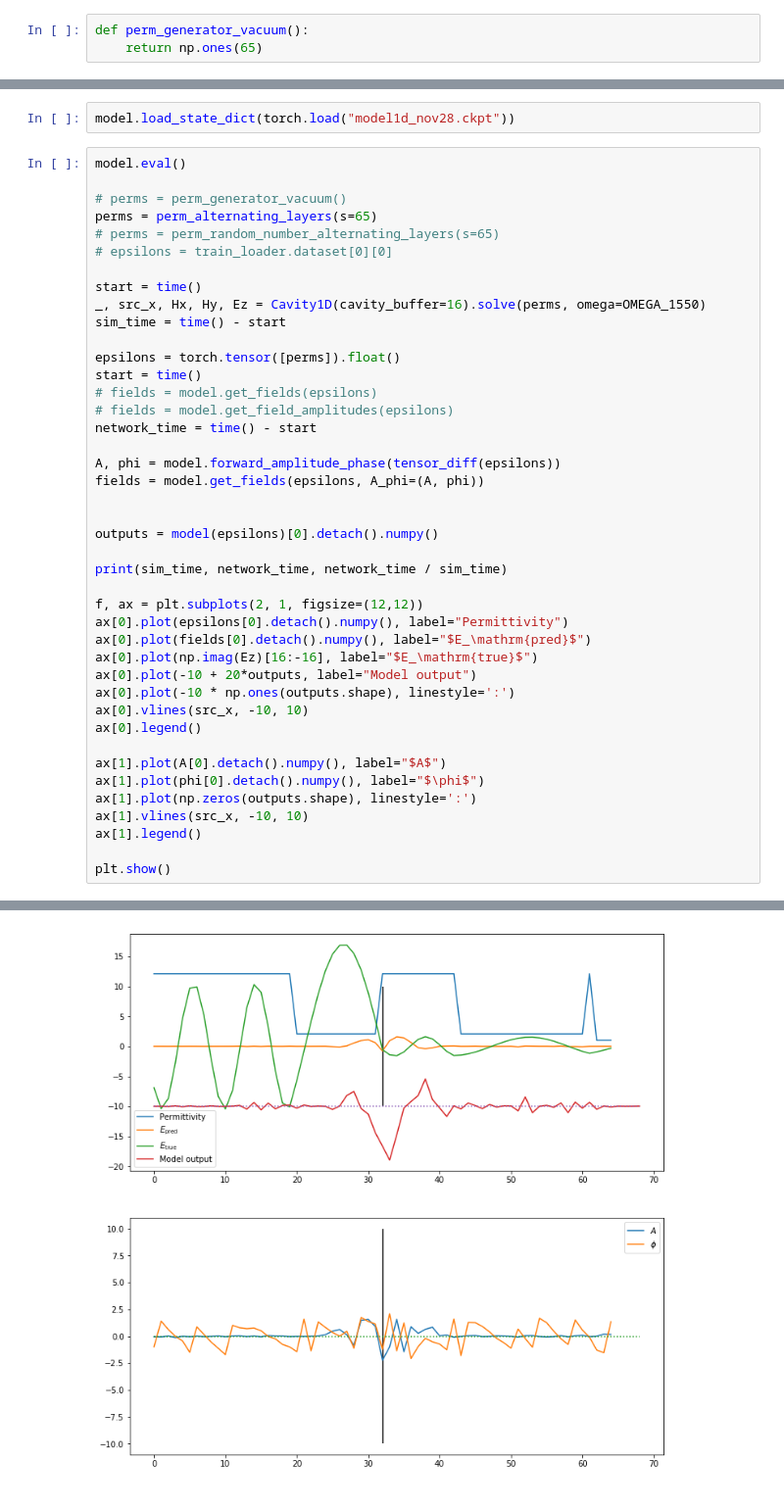
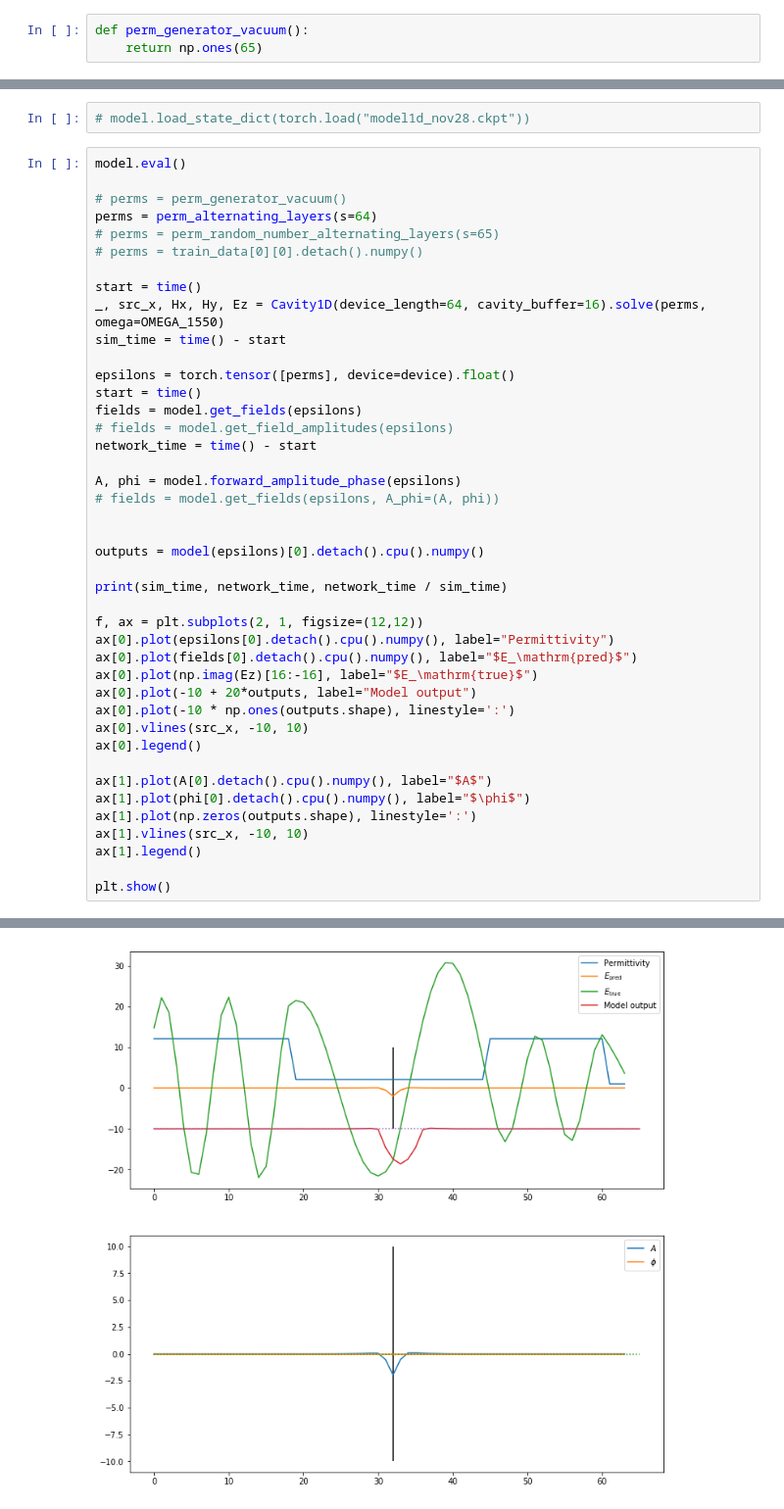
Before and after one commit to bencbartlett/neural-maxwell, a Jupyter notebook: CS229_Final_Project.ipynb, the cells around one changed output, grey strips where cells are left out. Shown: that part at 98% size. Cells and saved outputs as stored; diff of their text form.

Commit message:
finished convolutional model, is shit

```diff
--- a/CS229_Final_Project.ipynb
+++ b/CS229_Final_Project.ipynb
@@ -429,42 +471,42 @@ torch.save(model.state_dict(), 'model1d.ckpt')
 # %%
-model.load_state_dict(torch.load("model1d_nov28.ckpt"))
+# model.load_state_dict(torch.load("model1d_nov28.ckpt"))
 # %%
 model.eval()
 
 # perms = perm_generator_vacuum()
-perms = perm_alternating_layers(s=65)
+perms = perm_alternating_layers(s=64)
 # perms = perm_random_number_alternating_layers(s=65)
-# epsilons = train_loader.dataset[0][0]
+# perms = train_data[0][0].detach().numpy()
 
 start = time()
-_, src_x, Hx, Hy, Ez = Cavity1D(cavity_buffer=16).solve(perms, omega=OMEGA_1550)
+_, src_x, Hx, Hy, Ez = Cavity1D(device_length=64, cavity_buffer=16).solve(perms, omega=OMEGA_1550)
 sim_time = time() - start
 
-epsilons = torch.tensor([perms]).float()
+epsilons = torch.tensor([perms], device=device).float()
 start = time()
-# fields = model.get_fields(epsilons)
+fields = model.get_fields(epsilons)
 # fields = model.get_field_amplitudes(epsilons)
 network_time = time() - start
 
-A, phi = model.forward_amplitude_phase(tensor_diff(epsilons))
-fields = model.get_fields(epsilons, A_phi=(A, phi))
+A, phi = model.forward_amplitude_phase(epsilons)
+# fields = model.get_fields(epsilons, A_phi=(A, phi))
 
 
-outputs = model(epsilons)[0].detach().numpy()
+outputs = model(epsilons)[0].detach().cpu().numpy()
 
 print(sim_time, network_time, network_time / sim_time)
 
 f, ax = plt.subplots(2, 1, figsize=(12,12))
-ax[0].plot(epsilons[0].detach().numpy(), label="Permittivity")
-ax[0].plot(fields[0].detach().numpy(), label="$E_\mathrm{pred}$")
+ax[0].plot(epsilons[0].detach().cpu().numpy(), label="Permittivity")
+ax[0].plot(fields[0].detach().cpu().numpy(), label="$E_\mathrm{pred}$")
 ax[0].plot(np.imag(Ez)[16:-16], label="$E_\mathrm{true}$")
 ax[0].plot(-10 + 20*outputs, label="Model output")
 ax[0].plot(-10 * np.ones(outputs.shape), linestyle=':')
 ax[0].vlines(src_x, -10, 10)
 ax[0].legend()
 
-ax[1].plot(A[0].detach().numpy(), label="$A$")
-ax[1].plot(phi[0].detach().numpy(), label="$\phi$")
+ax[1].plot(A[0].detach().cpu().numpy(), label="$A$")
+ax[1].plot(phi[0].detach().cpu().numpy(), label="$\phi$")
 ax[1].plot(np.zeros(outputs.shape), linestyle=':')
 ax[1].vlines(src_x, -10, 10)
 ax[1].legend()
@@ -475 +517 @@ plt.show()
-[figure, old version]
+[figure, new version]
```
Also changed, not shown: parts of 15 cells of this notebook, 3 other files.
